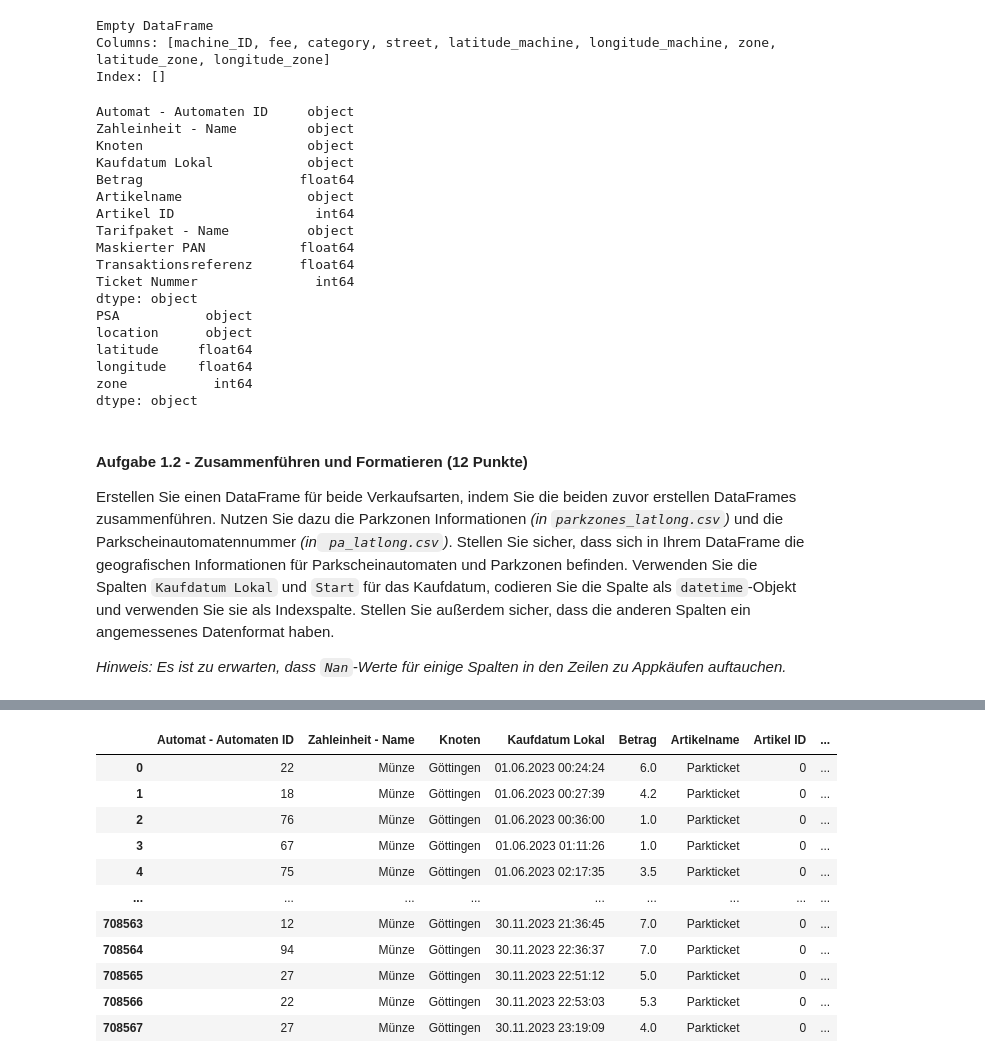
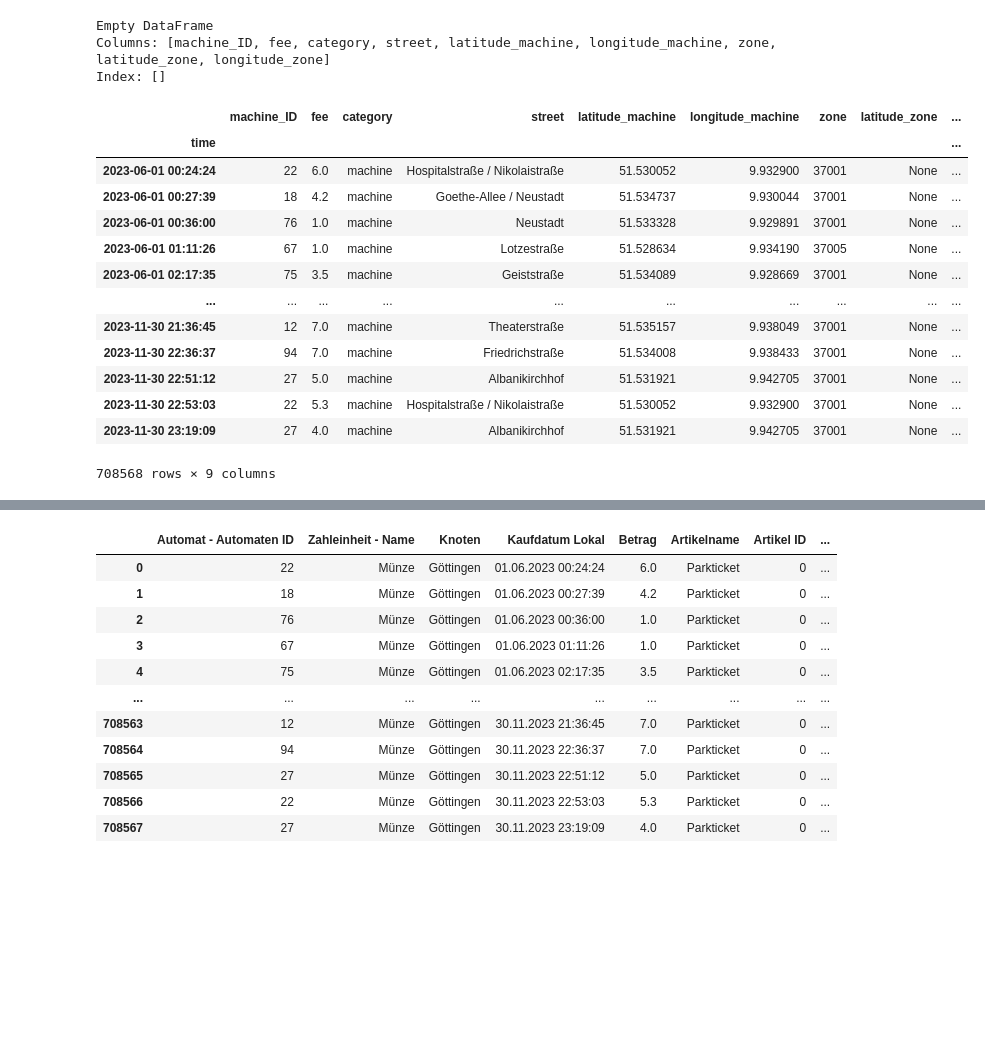
Before and after one commit to dfgsteam/data-science_basics, a Jupyter notebook: exam/exam_de.ipynb, the cells around one changed output, grey strips where cells are left out. Drawn from its saved outputs; the diff is of its cells as text; code cells hidden in the pictures; blank space fills up the shorter version.

Commit message:
aufgabe 2

```diff
--- a/exam/exam_de.ipynb
+++ b/exam/exam_de.ipynb
@@ -96,7 +96,13 @@ Sie werden die Werte `0` und `999` in der Spalte `Automaten -ID` für die Daten
 # Load data for Parkscheinautomaten
 print("automaten start")
 automaten_files = list(filter(lambda x: x.startswith('Cale-'), os.listdir('data')))
-automaten_df = pd.concat([pd.read_excel(f"data/{file}", skiprows=2) for file in automaten_files])
+length = 0
+for file in automaten_files:
+    app_df = pd.read_excel(f"data/{file}")
+    length += len(app_df)
+    print(f"Length of {file}: {len(app_df)}")
+print(length)
+#automaten_df = pd.concat([pd.read_excel(f"data/{file}", skiprows=2) for file in automaten_files])
 #automaten_df = pd.concat([pd.read_excel(f"data/{file}") for file in automaten_files])
 print("automaten finish\n----------------")
 
@@ -237,36 +242,39 @@ print(df)
 Empty DataFrame
 Columns: [machine_ID, fee, category, street, latitude_machine, longitude_machine, zone, latitude_zone, longitude_zone]
 Index: []
-# %%
-print(automaten_df.dtypes)
-
-print(psa_info_df.dtypes)
-# %% [output]
-Automat - Automaten ID     object
-Zahleinheit - Name         object
-Knoten                     object
-Kaufdatum Lokal            object
-Betrag                    float64
-Artikelname                object
-Artikel ID                  int64
-Tarifpaket - Name          object
-Maskierter PAN            float64
-Transaktionsreferenz      float64
-Ticket Nummer               int64
-dtype: object
-PSA           object
-location      object
-latitude     float64
-longitude    float64
-zone           int64
-dtype: object
 # %%
 automaten_df['Automat - Automaten ID'] = automaten_df['Automat - Automaten ID'].astype(str)
 psa_info_df['PSA'] = psa_info_df['PSA'].astype(str)
-merged_df = pd.merge(automaten_df, psa_info_df, left_on='Automat - Automaten ID', right_on='PSA')
+merged_df = pd.merge(automaten_df, psa_info_df, left_on='Automat - Automaten ID', right_on='PSA', how='inner')
-# %% [markdown]
-#### Aufgabe 1.2 - Zusammenführen und Formatieren (12 Punkte)
-Erstellen Sie einen DataFrame für beide Verkaufsarten, indem Sie die beiden zuvor erstellen DataFrames zusammenführen. Nutzen Sie dazu die Parkzonen Informationen *(in `parkzones_latlong.csv`)* und die Parkscheinautomatennummer *(in` pa_latlong.csv`)*. Stellen Sie sicher, dass sich in Ihrem DataFrame die geografischen Informationen für Parkscheinautomaten und Parkzonen befinden.
-Verwenden Sie die Spalten `Kaufdatum Lokal` und `Start` für das Kaufdatum, codieren Sie die Spalte als `datetime`-Objekt und verwenden Sie sie als Indexspalte. Stellen Sie außerdem sicher, dass die anderen Spalten ein angemessenes Datenformat haben.
-
-*Hinweis: Es ist zu erwarten, dass `Nan`-Werte für einige Spalten in den Zeilen zu Appkäufen auftauchen.*
+# %%
+additional_df = pd.DataFrame({
+    'time': pd.to_datetime(merged_df['Kaufdatum Lokal'], format='%d.%m.%Y %H:%M:%S'),
+    'machine_ID': merged_df['Automat - Automaten ID'],
+    'fee': merged_df['Betrag'],
+    'category': 'machine',
+    'street': merged_df['location'],
+    'latitude_machine': merged_df['latitude'],
+    'longitude_machine': merged_df['longitude'],
+    'zone': merged_df['zone'],
+    'latitude_zone': None,
+    'longitude_zone': None
+})
+
+additional_df.set_index('time', inplace=True)
+# %%
+additional_df
+# %% [output]
+|  | machine_ID | fee | category | street | latitude_machine | longitude_machine | zone | latitude_zone | ... |
+| time |  |  |  |  |  |  |  |  | ... |
+| 2023-06-01 00:24:24 | 22 | 6.0 | machine | Hospitalstraße / Nikolaistraße | 51.530052 | 9.932900 | 37001 | None | ... |
+| 2023-06-01 00:27:39 | 18 | 4.2 | machine | Goethe-Allee / Neustadt | 51.534737 | 9.930044 | 37001 | None | ... |
+| 2023-06-01 00:36:00 | 76 | 1.0 | machine | Neustadt | 51.533328 | 9.929891 | 37001 | None | ... |
+| 2023-06-01 01:11:26 | 67 | 1.0 | machine | Lotzestraße | 51.528634 | 9.934190 | 37005 | None | ... |
+| 2023-06-01 02:17:35 | 75 | 3.5 | machine | Geiststraße | 51.534089 | 9.928669 | 37001 | None | ... |
+| ... | ... | ... | ... | ... | ... | ... | ... | ... | ... |
+| 2023-11-30 21:36:45 | 12 | 7.0 | machine | Theaterstraße | 51.535157 | 9.938049 | 37001 | None | ... |
+| 2023-11-30 22:36:37 | 94 | 7.0 | machine | Friedrichstraße | 51.534008 | 9.938433 | 37001 | None | ... |
+| 2023-11-30 22:51:12 | 27 | 5.0 | machine | Albanikirchhof | 51.531921 | 9.942705 | 37001 | None | ... |
+| 2023-11-30 22:53:03 | 22 | 5.3 | machine | Hospitalstraße / Nikolaistraße | 51.530052 | 9.932900 | 37001 | None | ... |
+| 2023-11-30 23:19:09 | 27 | 4.0 | machine | Albanikirchhof | 51.531921 | 9.942705 | 37001 | None | ... |
+708568 rows × 9 columns
```
Also changed, not shown: parts of 19 cells of this notebook, 3 other files.
